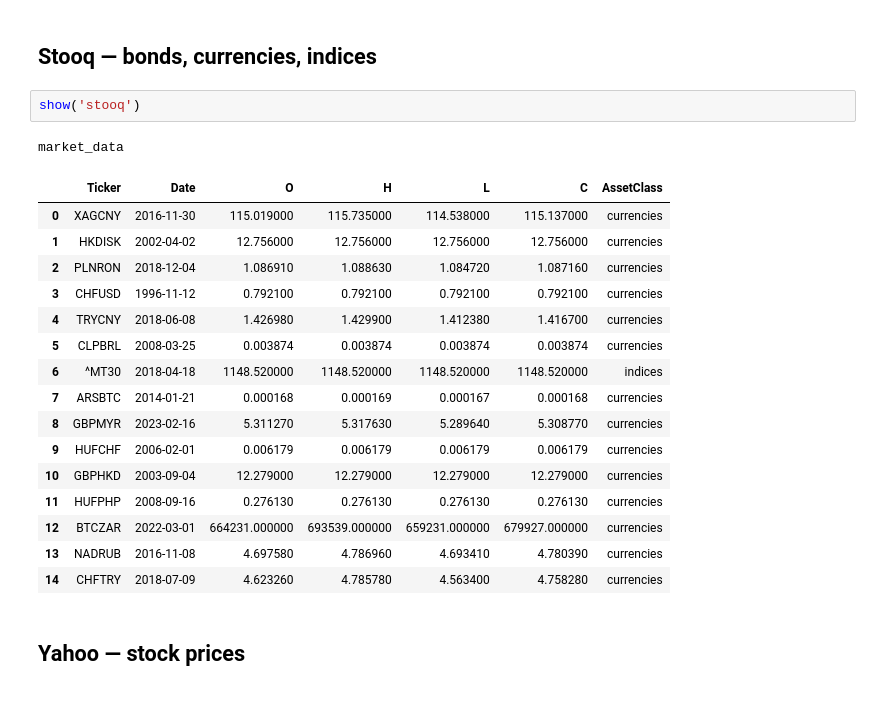
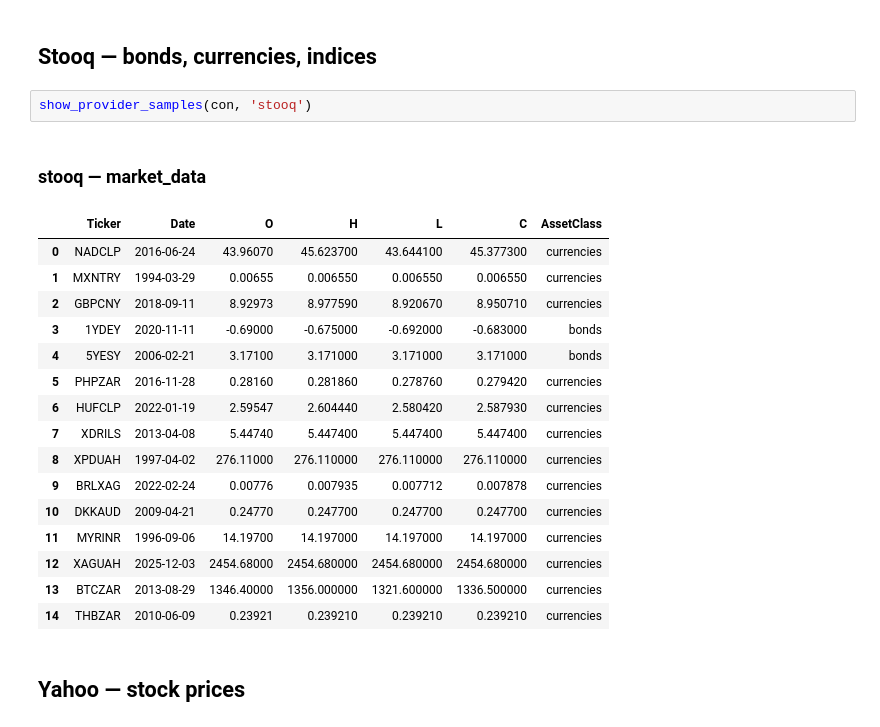
Before and after one commit to marcdumon/investalyze, a Jupyter notebook: notebooks/1_explore_db.ipynb, the cells around one changed output. Drawn from its saved outputs; the diff is of its cells as text.

```diff
--- a/notebooks/1_explore_db.ipynb
+++ b/notebooks/1_explore_db.ipynb
@@ -49,24 +15,24 @@ def show(provider):
 # %% [markdown]
 ## Stooq — bonds, currencies, indices
-# %%
-show('stooq')
-# %% [output]
-market_data
-|  | Ticker | Date | O | H | L | C | AssetClass |
-| 0 | XAGCNY | 2016-11-30 | 115.019000 | 115.735000 | 114.538000 | 115.137000 | currencies |
-| 1 | HKDISK | 2002-04-02 | 12.756000 | 12.756000 | 12.756000 | 12.756000 | currencies |
-| 2 | PLNRON | 2018-12-04 | 1.086910 | 1.088630 | 1.084720 | 1.087160 | currencies |
-| 3 | CHFUSD | 1996-11-12 | 0.792100 | 0.792100 | 0.792100 | 0.792100 | currencies |
-| 4 | TRYCNY | 2018-06-08 | 1.426980 | 1.429900 | 1.412380 | 1.416700 | currencies |
-| 5 | CLPBRL | 2008-03-25 | 0.003874 | 0.003874 | 0.003874 | 0.003874 | currencies |
-| 6 | ^MT30 | 2018-04-18 | 1148.520000 | 1148.520000 | 1148.520000 | 1148.520000 | indices |
-| 7 | ARSBTC | 2014-01-21 | 0.000168 | 0.000169 | 0.000167 | 0.000168 | currencies |
-| 8 | GBPMYR | 2023-02-16 | 5.311270 | 5.317630 | 5.289640 | 5.308770 | currencies |
-| 9 | HUFCHF | 2006-02-01 | 0.006179 | 0.006179 | 0.006179 | 0.006179 | currencies |
-| 10 | GBPHKD | 2003-09-04 | 12.279000 | 12.279000 | 12.279000 | 12.279000 | currencies |
-| 11 | HUFPHP | 2008-09-16 | 0.276130 | 0.276130 | 0.276130 | 0.276130 | currencies |
-| 12 | BTCZAR | 2022-03-01 | 664231.000000 | 693539.000000 | 659231.000000 | 679927.000000 | currencies |
-| 13 | NADRUB | 2016-11-08 | 4.697580 | 4.786960 | 4.693410 | 4.780390 | currencies |
-| 14 | CHFTRY | 2018-07-09 | 4.623260 | 4.785780 | 4.563400 | 4.758280 | currencies |
+# %%
+show_provider_samples(con, 'stooq')
+# %% [output]
+### stooq — market_data
+|  | Ticker | Date | O | H | L | C | AssetClass |
+| 0 | NADCLP | 2016-06-24 | 43.96070 | 45.623700 | 43.644100 | 45.377300 | currencies |
+| 1 | MXNTRY | 1994-03-29 | 0.00655 | 0.006550 | 0.006550 | 0.006550 | currencies |
+| 2 | GBPCNY | 2018-09-11 | 8.92973 | 8.977590 | 8.920670 | 8.950710 | currencies |
+| 3 | 1YDEY | 2020-11-11 | -0.69000 | -0.675000 | -0.692000 | -0.683000 | bonds |
+| 4 | 5YESY | 2006-02-21 | 3.17100 | 3.171000 | 3.171000 | 3.171000 | bonds |
+| 5 | PHPZAR | 2016-11-28 | 0.28160 | 0.281860 | 0.278760 | 0.279420 | currencies |
+| 6 | HUFCLP | 2022-01-19 | 2.59547 | 2.604440 | 2.580420 | 2.587930 | currencies |
+| 7 | XDRILS | 2013-04-08 | 5.44740 | 5.447400 | 5.447400 | 5.447400 | currencies |
+| 8 | XPDUAH | 1997-04-02 | 276.11000 | 276.110000 | 276.110000 | 276.110000 | currencies |
+| 9 | BRLXAG | 2022-02-24 | 0.00776 | 0.007935 | 0.007712 | 0.007878 | currencies |
+| 10 | DKKAUD | 2009-04-21 | 0.24770 | 0.247700 | 0.247700 | 0.247700 | currencies |
+| 11 | MYRINR | 1996-09-06 | 14.19700 | 14.197000 | 14.197000 | 14.197000 | currencies |
+| 12 | XAGUAH | 2025-12-03 | 2454.68000 | 2454.680000 | 2454.680000 | 2454.680000 | currencies |
+| 13 | BTCZAR | 2013-08-29 | 1346.40000 | 1356.000000 | 1321.600000 | 1336.500000 | currencies |
+| 14 | THBZAR | 2010-06-09 | 0.23921 | 0.239210 | 0.239210 | 0.239210 | currencies |
 # %% [markdown]
 ## Yahoo — stock prices
```
Also changed, not shown: parts of 7 cells of this notebook, 2 other files.
